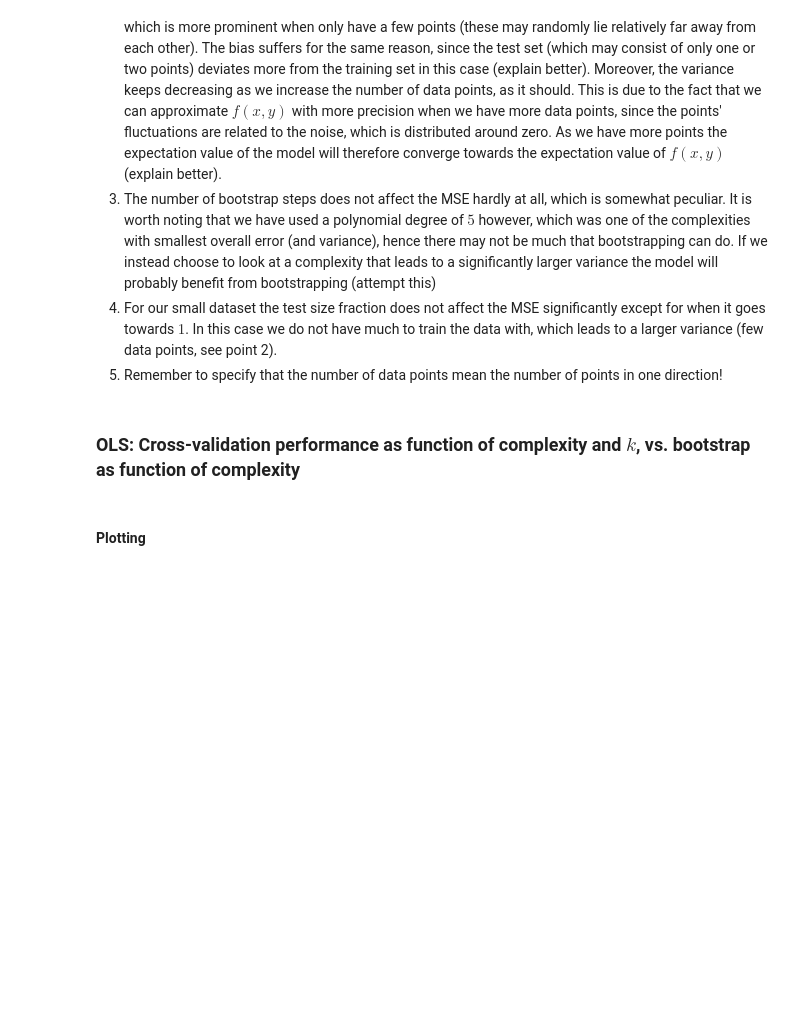
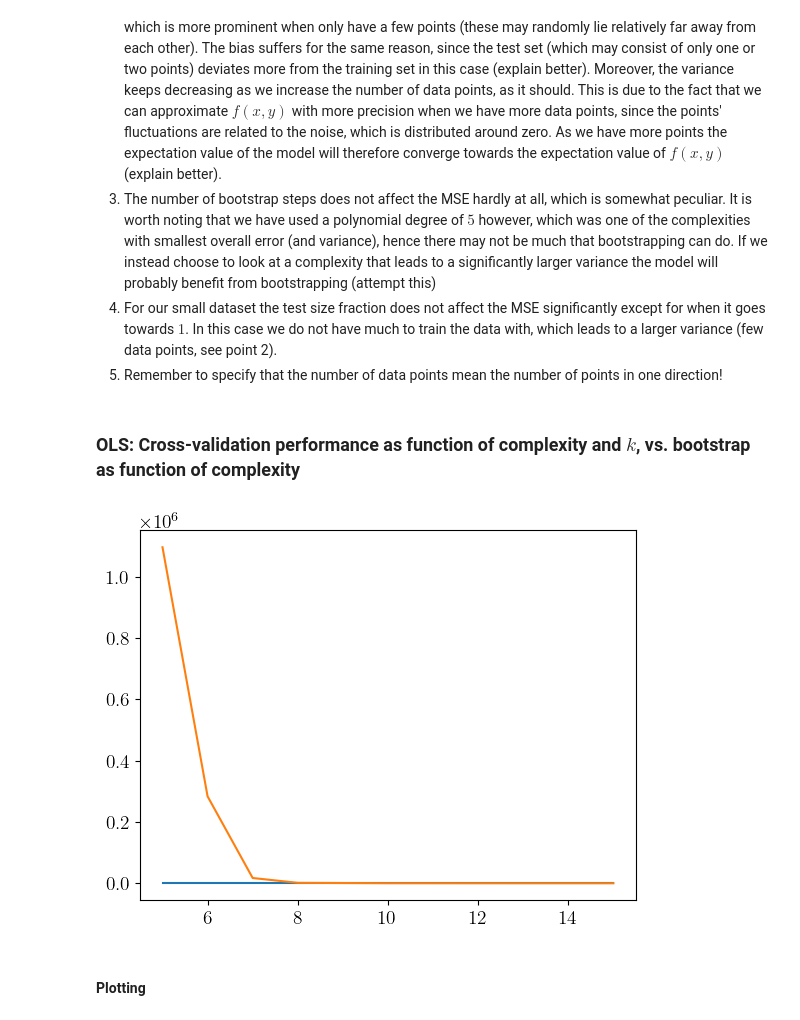
Before and after one commit to Oskar-Idland/FYS-STK4155-Projects, a Jupyter notebook: src/franke.ipynb, the cells around one changed output. Saved outputs shown, nothing was run; the diff lists cells and outputs as text; code cells hidden in the pictures; blank space fills up the shorter version.

```diff
--- a/src/franke.ipynb
+++ b/src/franke.ipynb
@@ -423,14 +423,18 @@ n_bootstraps = 100
 degrees = range(1, 16)
 k = range(5, 16)
 
-OLS = LinearRegression(fit_intercept = False)
-
 MSE_kfold = np.zeros((len(degrees), len(k)))
 MSE_bootstrap = np.zeros(len(degrees))
 for i in range(len(degrees)):
     MSE_bootstrap[i], bias, variance = Bootstrap(x, y, z, degrees[i], n_bootstraps, seed = seed)
     for j in range(len(k)):
-        MSE_kfold[i, j] = kfold_crossval(x, y, z, k[j], OLS, degrees[i])
+        MSE_kfold[i, j] = kfold_crossval(x, y, z, k[j], LinearRegression(fit_intercept = False), degrees[i])
+# %%
+plt.plot(k, MSE_kfold[0])
+plt.plot(k, MSE_kfold[-1])
+plt.show()
+# %% [output]
+[figure, added]
 # %% [markdown]
 #### Plotting
 # %%
```
Also changed, not shown: parts of 3 cells of this notebook, 17 other files.
